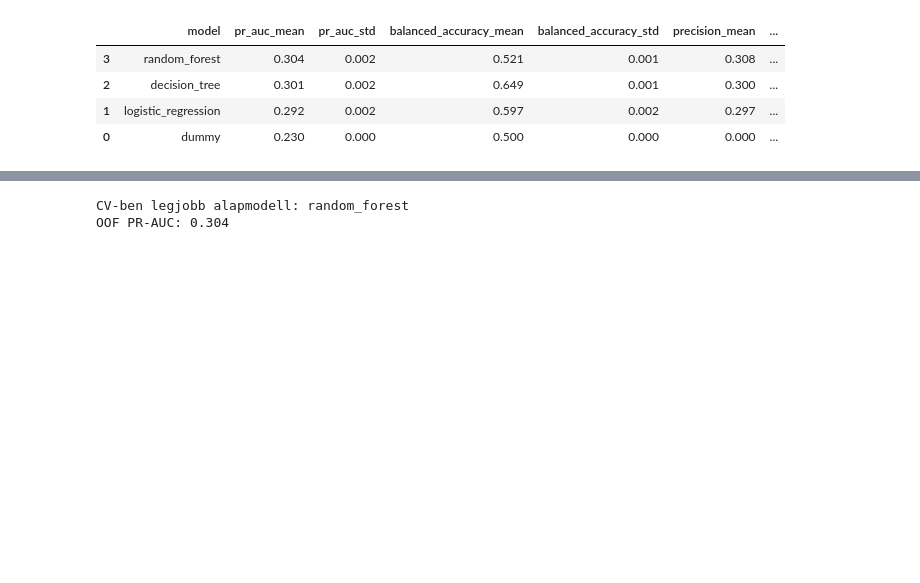
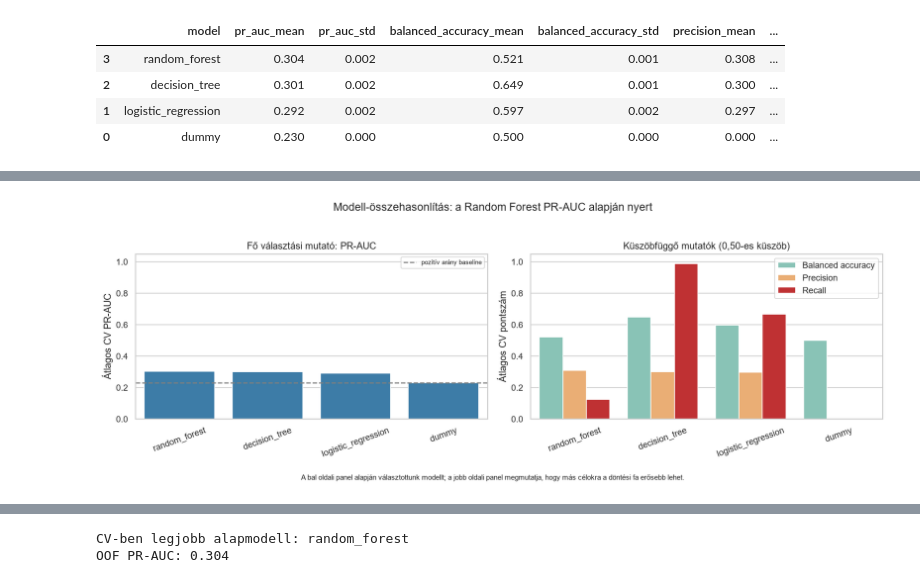
Before and after one commit to Zolester/Data-science-kurzus, a Jupyter notebook: 4. órai házik/klasszifikátor - Random Forest (frissített)/global_house_purchase_classifier.ipynb, the cells around one changed output, grey strips where cells are left out. Saved outputs shown, nothing was run; the diff lists cells and outputs as text; code cells hidden in the pictures; blank space fills up the shorter version.

Commit message:
Clarify model comparison chart
Co-authored-by: Copilot App <223556219+Copilot@users.noreply.github.com>

```diff
--- a/4. órai házik/klasszifikátor - Random Forest (frissített)/global_house_purchase_classifier.ipynb
+++ b/4. órai házik/klasszifikátor - Random Forest (frissített)/global_house_purchase_classifier.ipynb
@@ -575,0 +519,65 @@ akár cél-szivárgás jele is lehet.
+# %%
+fig, axes = plt.subplots(1, 2, figsize=(14, 5))
+
+ordered_models = model_comparison.sort_values("pr_auc_mean", ascending=False)["model"].tolist()
+pr_auc_data = model_comparison.set_index("model").loc[ordered_models].reset_index()
+
+sns.barplot(
+    data=pr_auc_data,
+    x="model",
+    y="pr_auc_mean",
+    color="#2c7fb8",
+    ax=axes[0],
+)
+axes[0].set_title("Fő választási mutató: PR-AUC")
+axes[0].set_xlabel("")
+axes[0].set_ylabel("Átlagos CV PR-AUC")
+axes[0].set_ylim(0, 1.05)
+axes[0].tick_params(axis="x", rotation=20)
+axes[0].axhline(y=y_dev.mean(), color="gray", linestyle="--", label="pozitív arány baseline")
+axes[0].legend(fontsize=8)
+
+secondary_data = model_comparison.set_index("model").loc[ordered_models].reset_index().melt(
+    id_vars="model",
+    value_vars=["balanced_accuracy_mean", "precision_mean", "recall_mean"],
+    var_name="metric",
+    value_name="score",
+)
+secondary_data["metric"] = secondary_data["metric"].map(
+    {
+        "balanced_accuracy_mean": "Balanced accuracy",
+        "precision_mean": "Precision",
+        "recall_mean": "Recall",
+    }
+)
+sns.barplot(
+    data=secondary_data,
+    x="model",
+    y="score",
+    hue="metric",
+    palette=["#7fcdbb", "#fdae61", "#d7191c"],
+    ax=axes[1],
+)
+axes[1].set_title("Küszöbfüggő mutatók (0,50-es küszöb)")
+axes[1].set_xlabel("")
+axes[1].set_ylabel("Átlagos CV pontszám")
+axes[1].set_ylim(0, 1.05)
+axes[1].tick_params(axis="x", rotation=20)
+axes[1].legend(title="")
+
+fig.suptitle(
+    "Modell-összehasonlítás: a Random Forest PR-AUC alapján nyert",
+    fontsize=14,
+)
+fig.text(
+    0.5,
+    0.01,
+    "A bal oldali panel alapján választottunk modellt; a jobb oldali panel "
+    "megmutatja, hogy más célokra a döntési fa erősebb lehet.",
+    ha="center",
+    fontsize=9,
+)
+plt.tight_layout(rect=[0, 0.05, 1, 0.95])
+plt.show()
+# %% [output]
+[figure, added]
```
Also changed, not shown: parts of 3 cells of this notebook.
